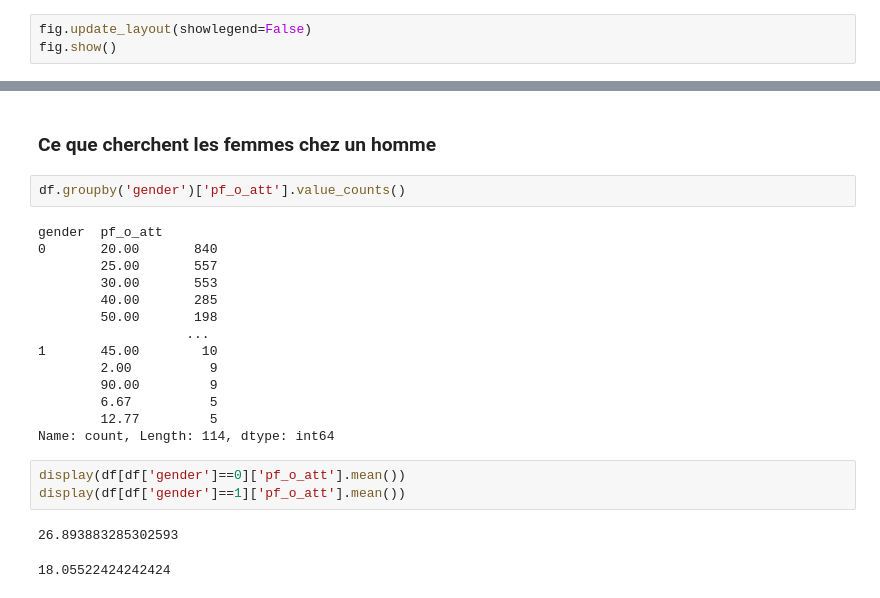
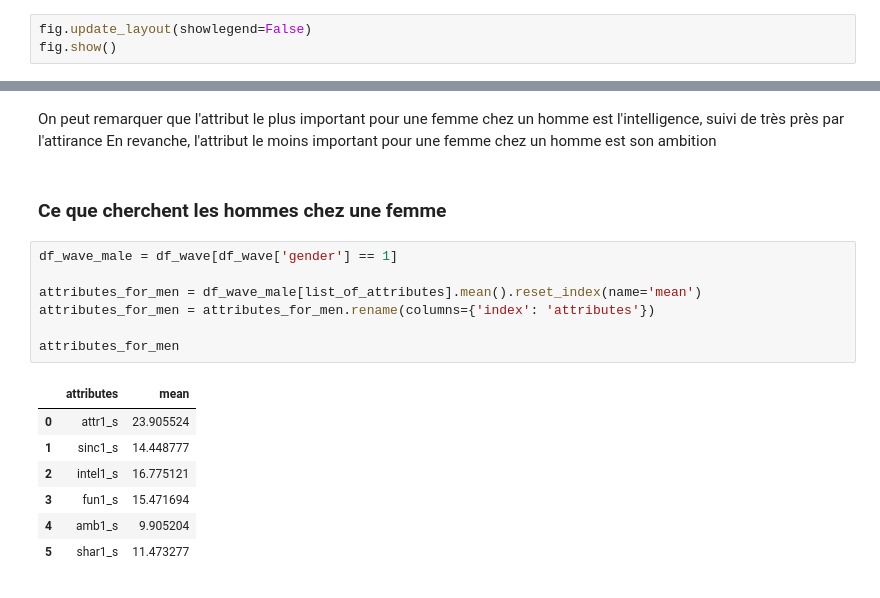
Before and after one commit to datA-jed/Tinder, a Jupyter notebook: speed_dating.ipynb, the cells around one changed output, grey strips where cells are left out. Cells and saved outputs as stored; diff of their text form.

```diff
--- a/speed_dating.ipynb
+++ b/speed_dating.ipynb
@@ -197,24 +313,20 @@ fig.show()
+# %% [markdown]
+On peut remarquer que l'attribut le plus important pour une femme chez un homme est l'intelligence, suivi de très près par l'attirance
+En revanche, l'attribut le moins important pour une femme chez un homme est son ambition
 # %% [markdown]
-### Ce que cherchent les femmes chez un homme
+### Ce que cherchent les hommes chez une femme
-# %%
-df.groupby('gender')['pf_o_att'].value_counts()
-# %% [output]
-gender  pf_o_att
-0       20.00       840
-        25.00       557
-        30.00       553
-        40.00       285
-        50.00       198
-                   ...
-1       45.00        10
-        2.00          9
-        90.00         9
-        6.67          5
-        12.77         5
-Name: count, Length: 114, dtype: int64
-# %%
-display(df[df['gender']==0]['pf_o_att'].mean())
-display(df[df['gender']==1]['pf_o_att'].mean())
-# %% [output]
-26.893883285302593
-18.05522424242424
+# %%
+df_wave_male = df_wave[df_wave['gender'] == 1]
+
+attributes_for_men = df_wave_male[list_of_attributes].mean().reset_index(name='mean')
+attributes_for_men = attributes_for_men.rename(columns={'index': 'attributes'})
+
+attributes_for_men
+# %% [output]
+|  | attributes | mean |
+| 0 | attr1_s | 23.905524 |
+| 1 | sinc1_s | 14.448777 |
+| 2 | intel1_s | 16.775121 |
+| 3 | fun1_s | 15.471694 |
+| 4 | amb1_s | 9.905204 |
+| 5 | shar1_s | 11.473277 |
```
Also changed, not shown: parts of 16 cells of this notebook.
